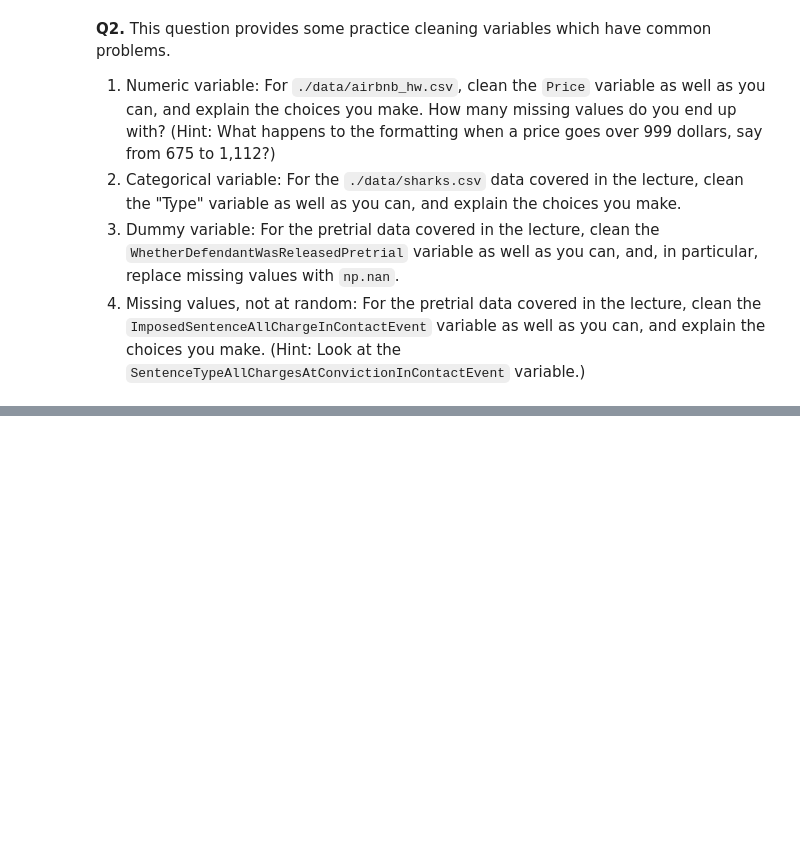
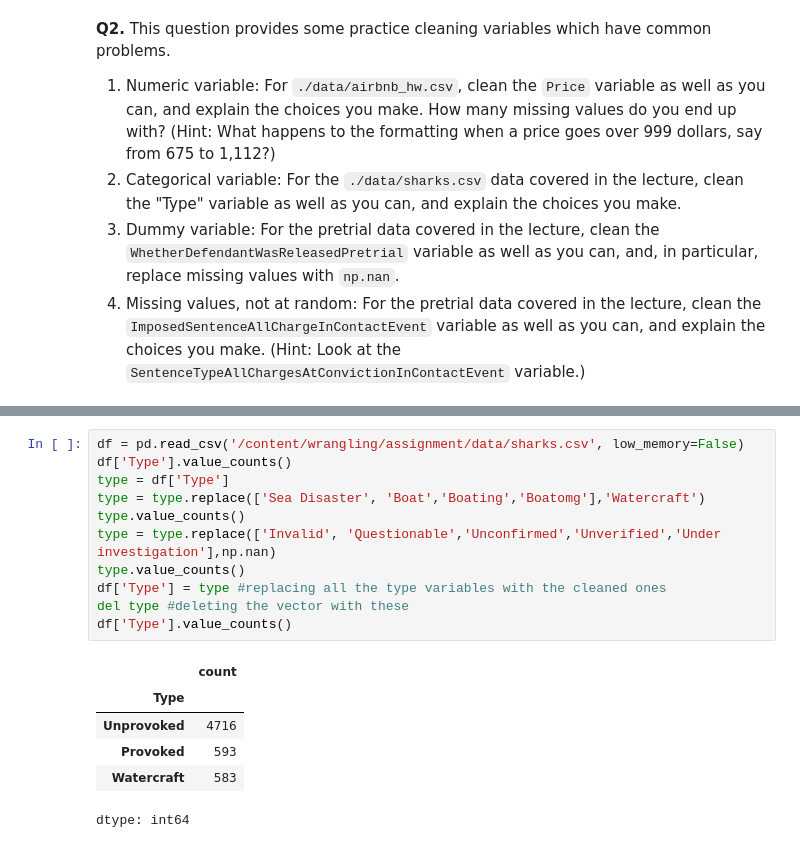
Before and after one commit to rixprakash/wrangling, a Jupyter notebook: assignment/assignment.ipynb, the cells around one changed output, grey strips where cells are left out. Saved outputs shown, nothing was run; the diff lists cells and outputs as text; blank space fills up the shorter version.

```diff
--- a/assignment/assignment.ipynb
+++ b/assignment/assignment.ipynb
@@ -64,0 +85,18 @@ Table 11 is messay as it uses days as the column headers when it should be varia
+# %%
+df = pd.read_csv('/content/wrangling/assignment/data/sharks.csv', low_memory=False)
+df['Type'].value_counts()
+type = df['Type']
+type = type.replace(['Sea Disaster', 'Boat','Boating','Boatomg'],'Watercraft')
+type.value_counts()
+type = type.replace(['Invalid', 'Questionable','Unconfirmed','Unverified','Under investigation'],np.nan)
+type.value_counts()
+df['Type'] = type #replacing all the type variables with the cleaned ones
+del type #deleting the vector with these
+df['Type'].value_counts()
+# %% [output]
+|  | count |
+| Type |  |
+| Unprovoked | 4716 |
+| Provoked | 593 |
+| Watercraft | 583 |
+dtype: int64
```
Also changed, not shown: parts of 6 cells of this notebook.
